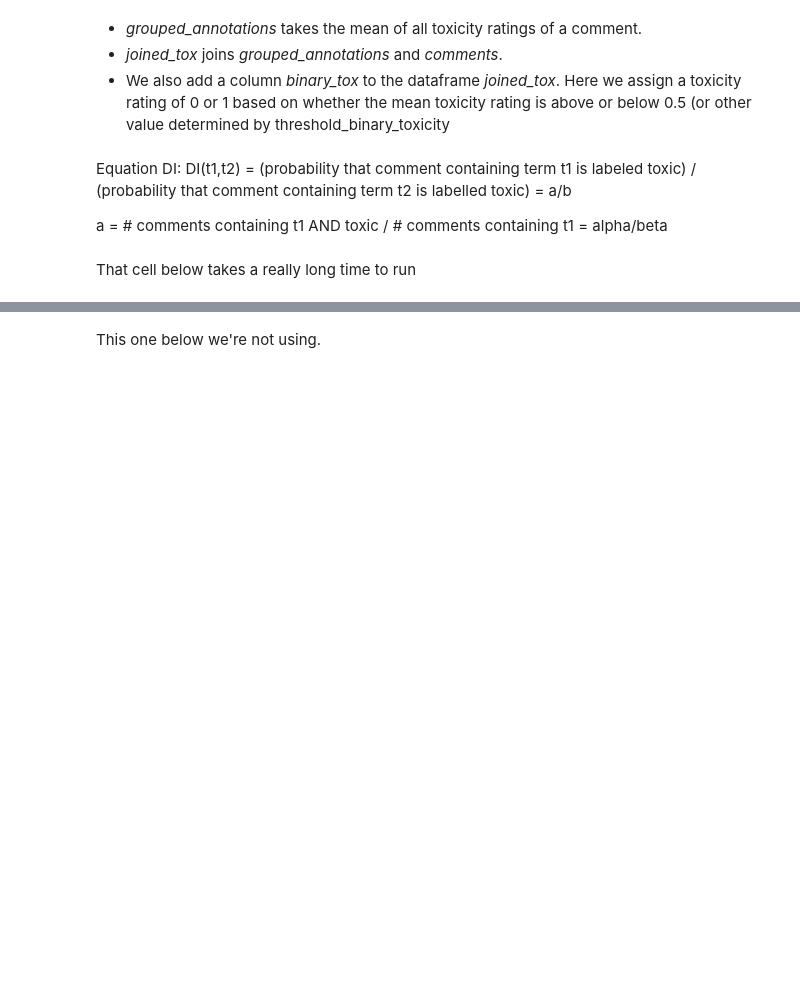
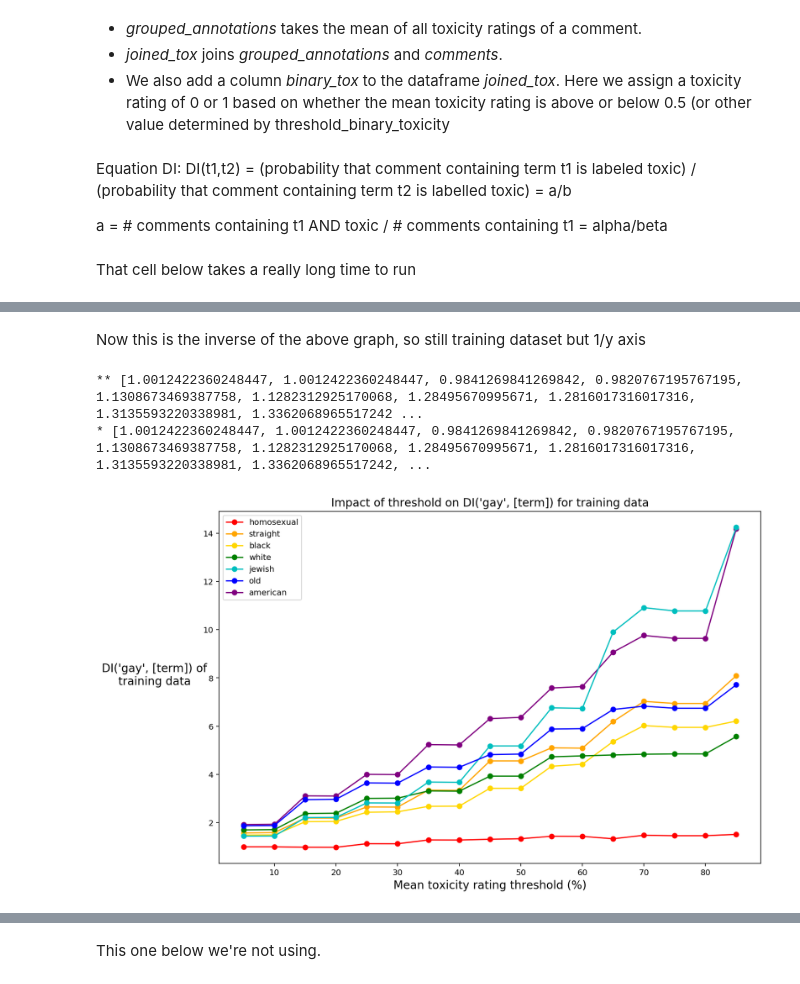
Before and after one commit to nehargupta/cs590_privacy_fairness, a Jupyter notebook: threshold-to-di.ipynb, the cells around one changed output, grey strips where cells are left out. Cells and saved outputs as stored; diff of their text form; code cells hidden in the pictures; blank space fills up the shorter version.

```diff
--- a/threshold-to-di.ipynb
+++ b/threshold-to-di.ipynb
@@ -273,0 +302,50 @@ print("*", y_axis_tr1)
+# %% [markdown]
+Now this is the inverse of the above graph, so still training dataset but 1/y axis
+# %%
+y_axis_tr1 = []
+y_axis_tr2 = []
+y_axis_tr3 = []
+y_axis_tr4 = []
+y_axis_tr5 = []
+y_axis_tr6 = []
+y_axis_tr7 = []
+
+plt.figure(figsize=(12, 8))
+
+
+
+for i in range(len(array_of_train_dis)):
+    y_axis_tr1.append(1/array_of_train_dis[i][1][1])
+    y_axis_tr2.append(1/array_of_train_dis[i][1][2])
+    y_axis_tr3.append(1/array_of_train_dis[i][1][3])
+    y_axis_tr4.append(1/array_of_train_dis[i][1][4])
+    y_axis_tr5.append(1/array_of_train_dis[i][1][5])
+    y_axis_tr6.append(1/array_of_train_dis[i][1][6])
+    y_axis_tr7.append(1/array_of_train_dis[i][1][7])
+
+print("**", y_axis_tr1)
+line1, = plt.plot(x_axis, y_axis_tr1, "ro-", label=madlibs_terms[1])
+line2, = plt.plot(x_axis, y_axis_tr2, "o-", color='orange', label=madlibs_terms[2])
+line3, = plt.plot(x_axis, y_axis_tr3, "o-", color='gold', label=madlibs_terms[3])
+line4, = plt.plot(x_axis, y_axis_tr4, "go-", label=madlibs_terms[4])
+line5, = plt.plot(x_axis, y_axis_tr5, "o-", color='purple', label=madlibs_terms[5])
+line6, = plt.plot(x_axis, y_axis_tr6, "co-", label=madlibs_terms[6])
+line7, = plt.plot(x_axis, y_axis_tr7, "bo-", label=madlibs_terms[7])
+
+plt.title("Impact of threshold on DI('gay', [term]) for training data", fontsize=14)
+plt.xlabel("Mean toxicity rating threshold (%)", fontsize=14)
+ylabel = "DI('gay', [term]) of training data"
+
+from textwrap import wrap
+
+ylabel_wrapped = '\n'.join(wrap(ylabel, 20))
+plt.ylabel(ylabel_wrapped, rotation=0, labelpad=60, fontsize=14)
+# plt.xlim([20, 100])
+# plt.ylim([-0.1, 1])
+plt.legend(handles=[line1,line2,line3,line4,line6,line7,line5])
+print("*", y_axis_tr1)
+plt.savefig('threshold-di-gay-train.png', bbox_inches='tight')
+# %% [output]
+** [1.0012422360248447, 1.0012422360248447, 0.9841269841269842, 0.9820767195767195, 1.1308673469387758, 1.1282312925170068, 1.28495670995671, 1.2816017316017316, 1.3135593220338981, 1.3362068965517242 ...
+* [1.0012422360248447, 1.0012422360248447, 0.9841269841269842, 0.9820767195767195, 1.1308673469387758, 1.1282312925170068, 1.28495670995671, 1.2816017316017316, 1.3135593220338981, 1.3362068965517242, ...
+[figure, added]
```
Also changed, not shown: parts of 23 cells of this notebook.
